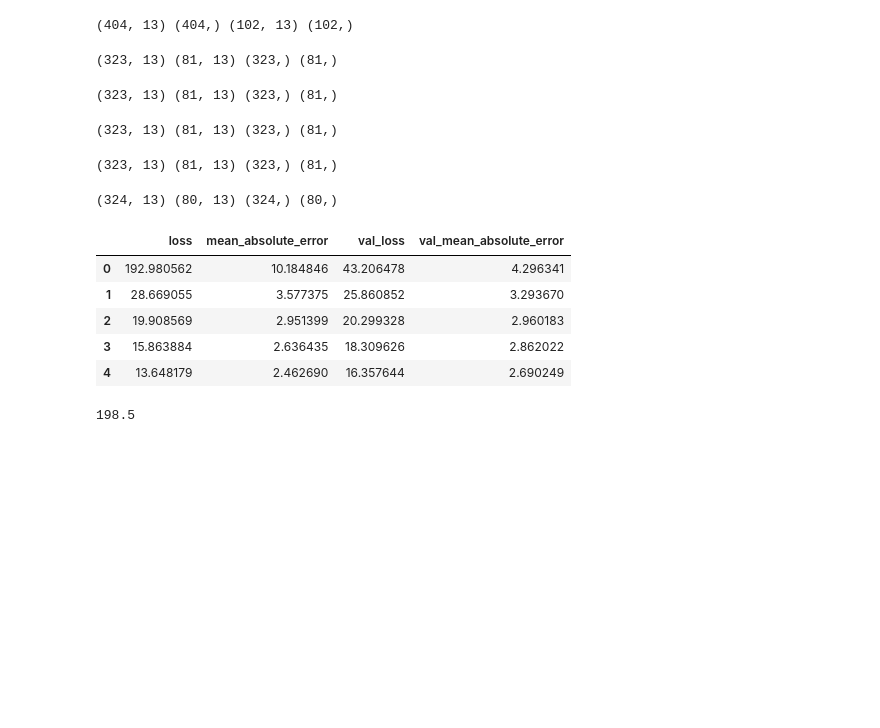
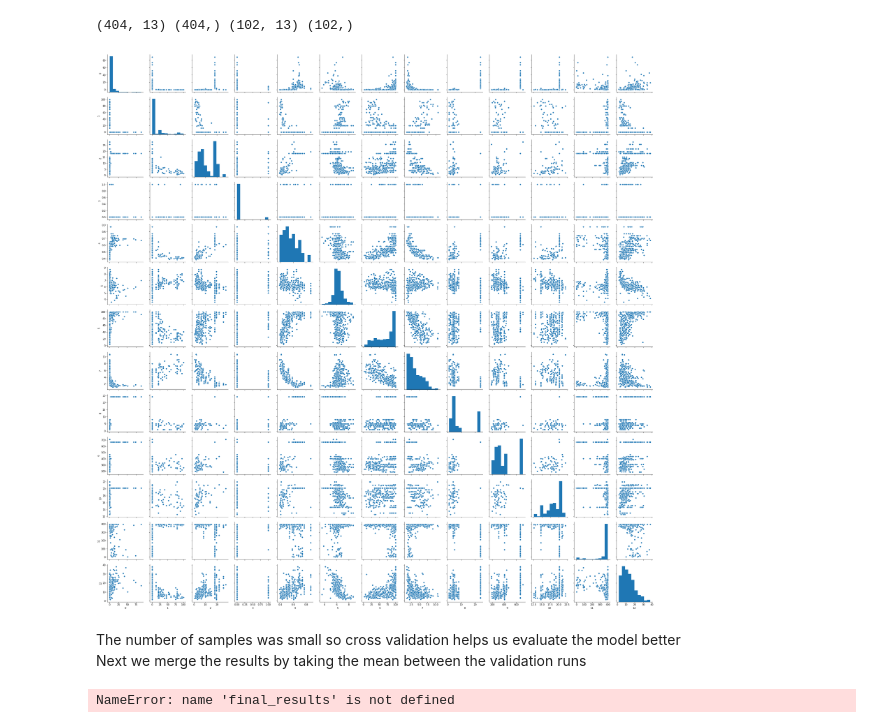
Before and after one commit to Harshill/NeuralNetworks, a Jupyter notebook: Boston-Housing-Dataset.ipynb, the cells around one changed output. Saved outputs shown, nothing was run; the diff lists cells and outputs as text; code cells hidden in the pictures; blank space fills up the shorter version.

```diff
--- a/Boston-Housing-Dataset.ipynb
+++ b/Boston-Housing-Dataset.ipynb
@@ -18,6 +20,11 @@ from keras.datasets import boston_housing
 print(x_train.shape, y_train.shape, x_test.shape, y_test.shape)
 # %% [output]
 (404, 13) (404,) (102, 13) (102,)
+# %%
+sns.pairplot(pd.DataFrame(x_train))
+graph.show()
+# %% [output]
+[figure, added]
 # %%
 scaler = StandardScaler().fit(x_train)
 
@@ -47,34 +54,27 @@ for train_idx, test_idx in tqdm(data_splitter.split(x_train), total=n_splits):
     y_val_train, y_val_test = y_train[train_idx], y_train[test_idx]
 
     model = build_model()
-    history = model.fit(x_val_train, y_val_train, epochs=150, batch_size=1, validation_data=(x_val_test, y_val_test), verbose=False)
+    history = model.fit(
+        x_val_train, y_val_train,
+        epochs=150, batch_size=1,
+        validation_data=(x_val_test, y_val_test),
+        verbose=False
+    )
     results.append(history)
-# %% [output]
-(323, 13) (81, 13) (323,) (81,)
-(323, 13) (81, 13) (323,) (81,)
-(323, 13) (81, 13) (323,) (81,)
-(323, 13) (81, 13) (323,) (81,)
-(324, 13) (80, 13) (324,) (80,)
+# %% [markdown]
+The number of samples was small so cross validation helps us evaluate the model better <br>
+Next we merge the results by taking the mean between the validation runs
 # %%
-final_results = {}
+merged_results = {}
 
 for history in results:
     for key, value in history.history.items():
         value = np.array(value)
-        prev_val = final_results.get(key, np.ones(len(value)))
+        prev_val = merged_results.get(key, value)
         values = np.vstack([value, prev_val])
         final_results[key] = np.mean(values, axis=0)
 
-df1 = pd.DataFrame(final_results)
-df1.head()
+df = pd.DataFrame(final_results)
+df.head()
 # %% [output]
-|  | loss | mean_absolute_error | val_loss | val_mean_absolute_error |
-| 0 | 192.980562 | 10.184846 | 43.206478 | 4.296341 |
-| 1 | 28.669055 | 3.577375 | 25.860852 | 3.293670 |
-| 2 | 19.908569 | 2.951399 | 20.299328 | 2.960183 |
-| 3 | 15.863884 | 2.636435 | 18.309626 | 2.862022 |
-| 4 | 13.648179 | 2.462690 | 16.357644 | 2.690249 |
+NameError: name 'final_results' is not defined
-# %%
-(216 + 181) / 2
-# %% [output]
-198.5
```
Also changed, not shown: parts of 5 cells of this notebook, 3 other files.
